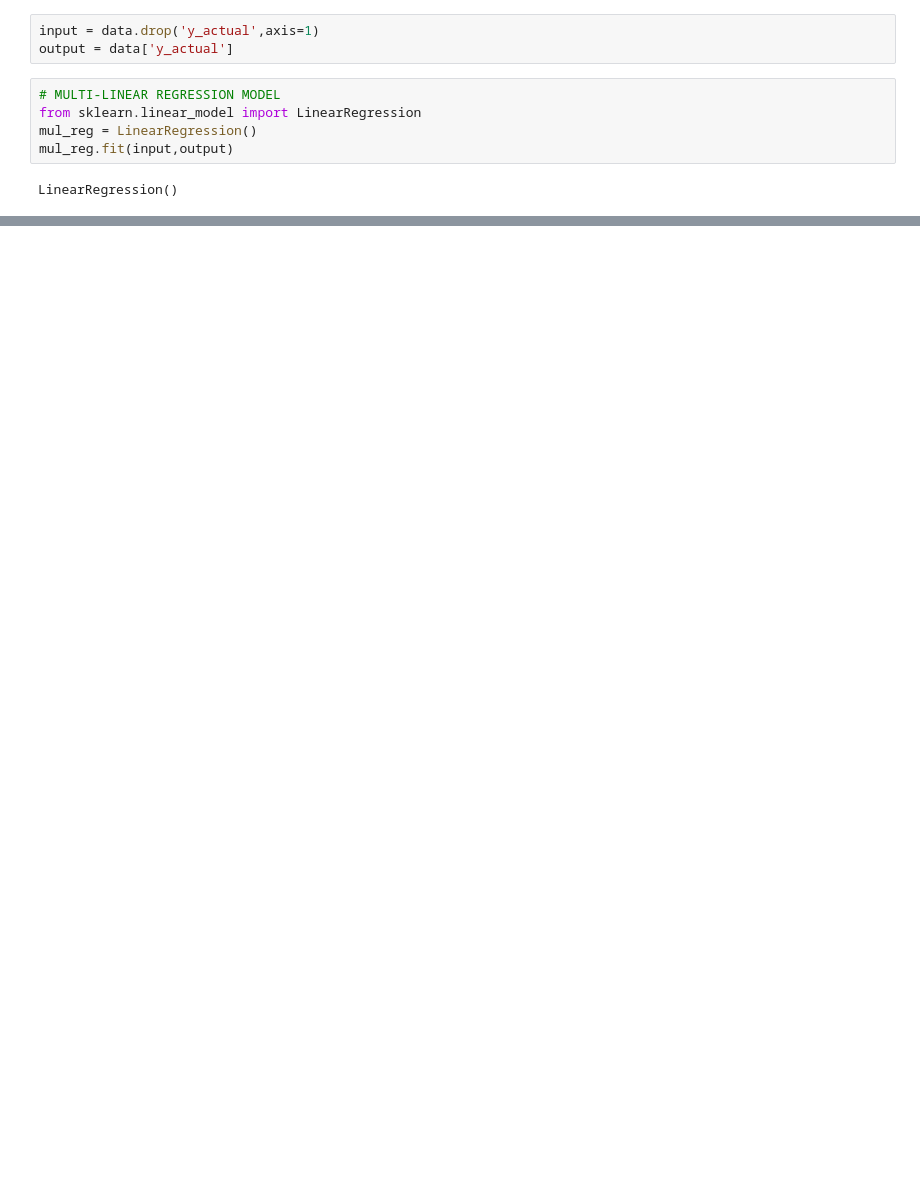
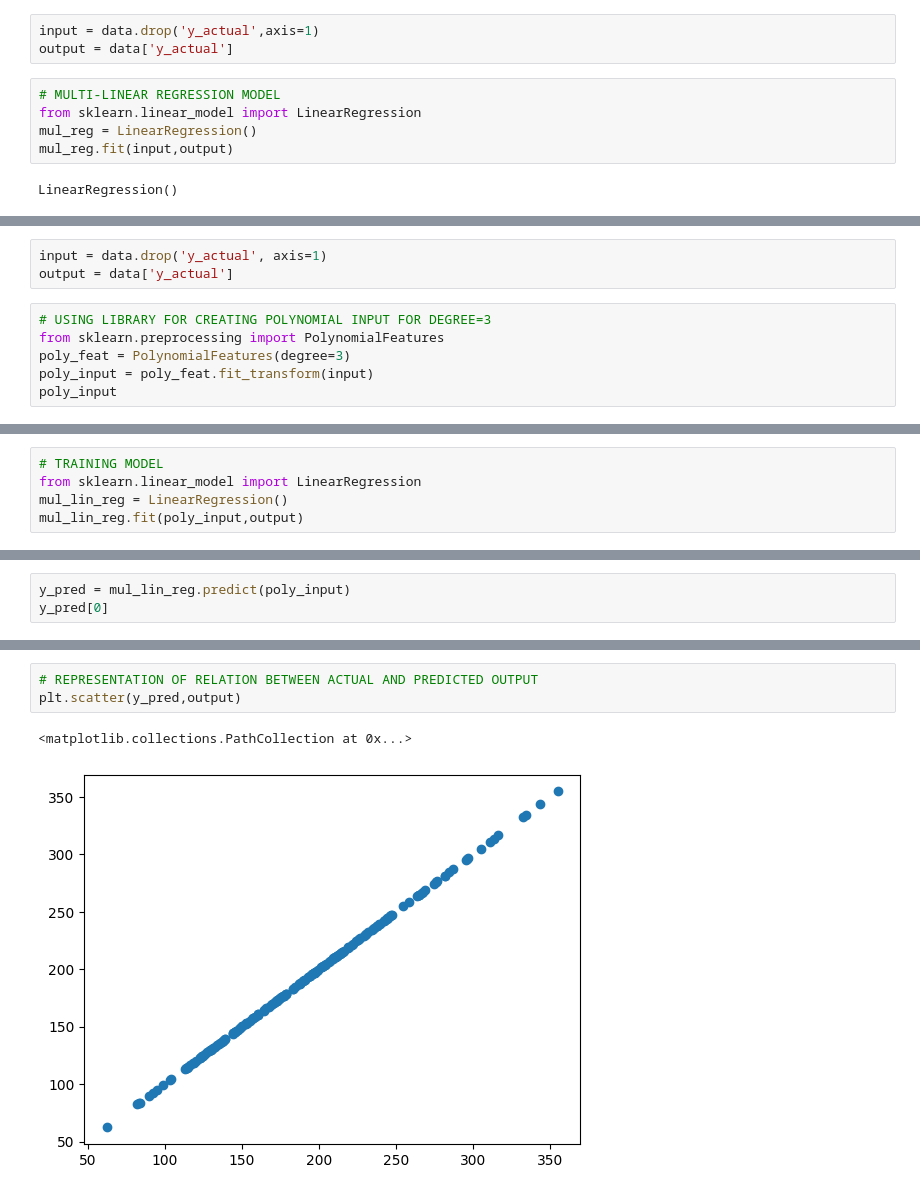
Before and after one commit to Diksha-Bora/Machine_Learning, a Jupyter notebook: MultiLinearRegression2.ipynb, the cells around one changed output, grey strips where cells are left out. Drawn from its saved outputs; the diff is of its cells as text; blank space fills up the shorter version.

```diff
--- a/MultiLinearRegression2.ipynb
+++ b/MultiLinearRegression2.ipynb
@@ -107,0 +159,9 @@ Axes(0.125,0.11;0.775x0.77)
+# %%
+input = data.drop('y_actual', axis=1)
+output = data['y_actual']
+# %%
+# USING LIBRARY FOR CREATING POLYNOMIAL INPUT FOR DEGREE=3
+from sklearn.preprocessing import PolynomialFeatures
+poly_feat = PolynomialFeatures(degree=3)
+poly_input = poly_feat.fit_transform(input)
+poly_input
@@ -107,0 +182,5 @@ Axes(0.125,0.11;0.775x0.77)
+# %%
+# TRAINING MODEL
+from sklearn.linear_model import LinearRegression
+mul_lin_reg = LinearRegression()
+mul_lin_reg.fit(poly_input,output)
@@ -107,0 +197,3 @@ Axes(0.125,0.11;0.775x0.77)
+# %%
+y_pred = mul_lin_reg.predict(poly_input)
+y_pred[0]
@@ -107,0 +214,6 @@ Axes(0.125,0.11;0.775x0.77)
+# %%
+# REPRESENTATION OF RELATION BETWEEN ACTUAL AND PREDICTED OUTPUT
+plt.scatter(y_pred,output)
+# %% [output]
+<matplotlib.collections.PathCollection at 0x...>
+[figure, added]
```
Also changed, not shown: parts of 17 cells of this notebook.
